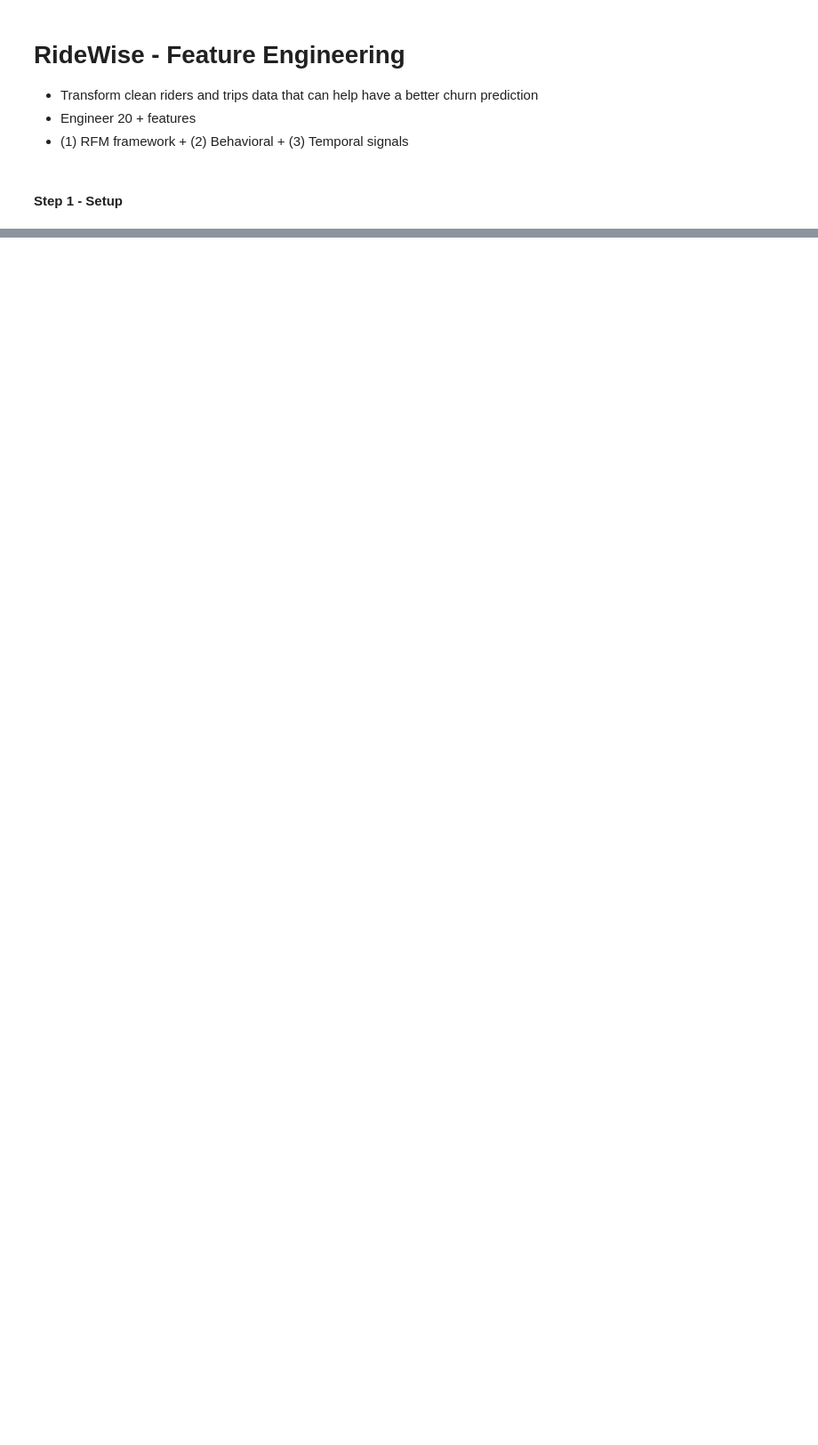
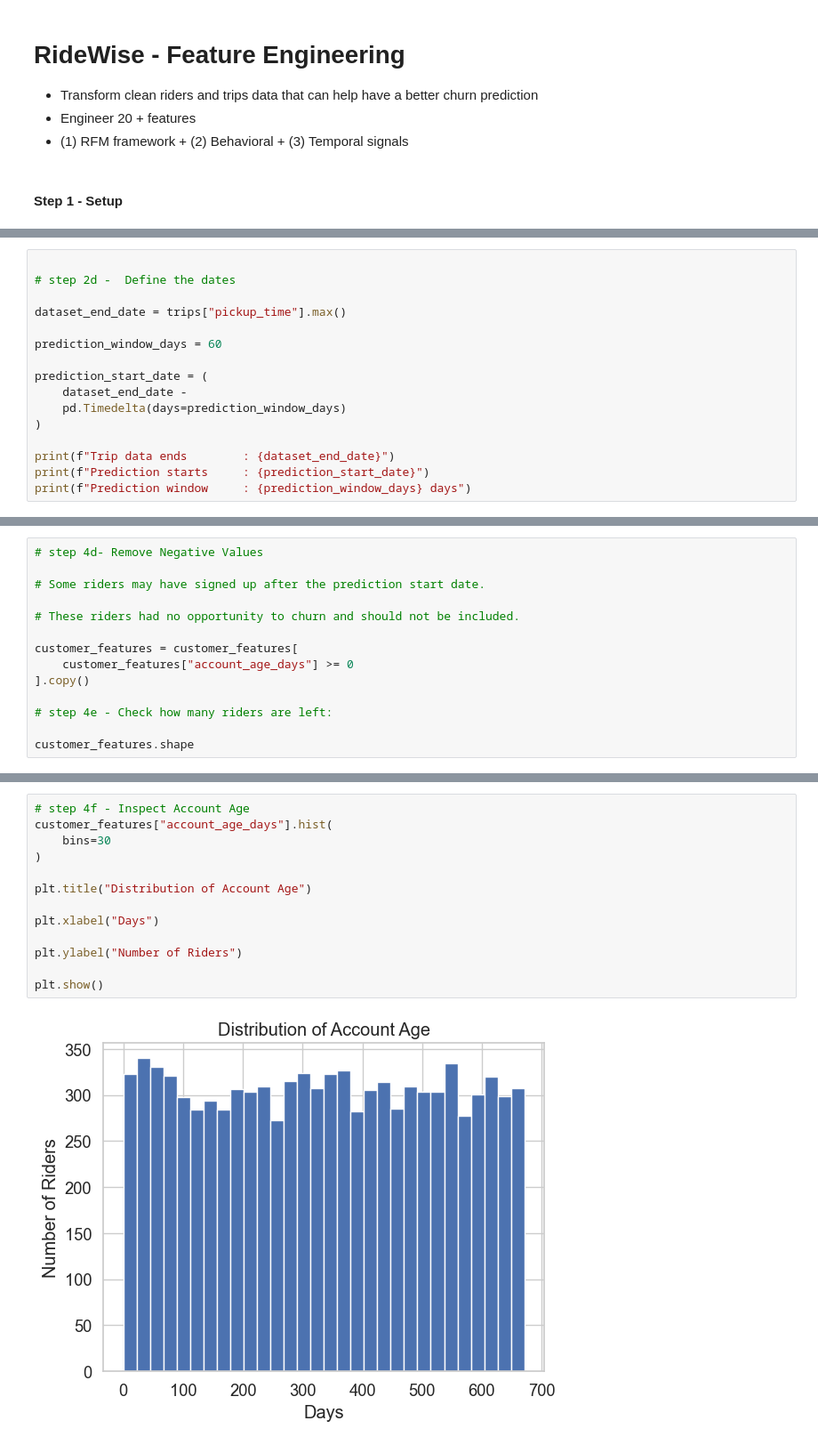
Before and after one commit to Alpha-rammy/Ridewise_London, a Jupyter notebook: notebooks/03_feature_engineering.ipynb, the cells around one changed output, grey strips where cells are left out. Shown at 89% size. Saved outputs shown, nothing was run; the diff lists cells and outputs as text; blank space fills up the shorter version.

```diff
--- a/notebooks/03_feature_engineering.ipynb
+++ b/notebooks/03_feature_engineering.ipynb
@@ -743,0 +192,16 @@ All columns:
+# %%
+
+# step 2d -  Define the dates
+
+dataset_end_date = trips["pickup_time"].max()
+
+prediction_window_days = 60
+
+prediction_start_date = (
+    dataset_end_date -
+    pd.Timedelta(days=prediction_window_days)
+)
+
+print(f"Trip data ends        : {dataset_end_date}")
+print(f"Prediction starts     : {prediction_start_date}")
+print(f"Prediction window     : {prediction_window_days} days")
@@ -743,0 +411,14 @@ All columns:
+# %%
+# step 4d- Remove Negative Values
+
+# Some riders may have signed up after the prediction start date.
+
+# These riders had no opportunity to churn and should not be included.
+
+customer_features = customer_features[
+    customer_features["account_age_days"] >= 0
+].copy()
+
+# step 4e - Check how many riders are left:
+
+customer_features.shape
@@ -743,0 +427,15 @@ All columns:
+# %%
+# step 4f - Inspect Account Age
+customer_features["account_age_days"].hist(
+    bins=30
+)
+
+plt.title("Distribution of Account Age")
+
+plt.xlabel("Days")
+
+plt.ylabel("Number of Riders")
+
+plt.show()
+# %% [output]
+[figure, added]
```
Also changed, not shown: parts of 111 cells of this notebook, 37 other files.
